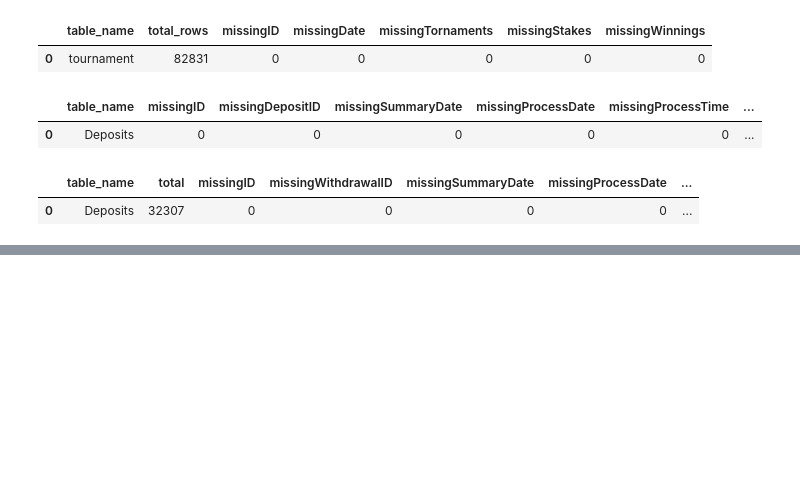
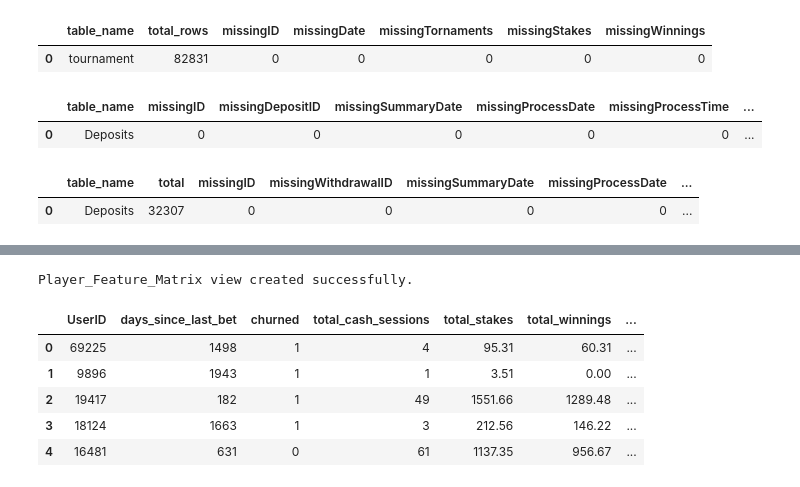
Before and after one commit to Shemshemy/churning, a Jupyter notebook: index.ipynb, the cells around one changed output, grey strips where cells are left out. Saved outputs shown, nothing was run; the diff lists cells and outputs as text; code cells hidden in the pictures; blank space fills up the shorter version.

```diff
--- a/index.ipynb
+++ b/index.ipynb
@@ -258,0 +410,73 @@ missing_withdrawals_data
+# %%
+# 3.3 Feature Matrix Construction (Pre-Cutoff Telemetry Only)
+feature_matrix_query = """
+CREATE OR REPLACE VIEW Player_Feature_Matrix AS
+WITH Bounds AS (
+    SELECT * FROM Timeline_Bounds
+),
+
+-- Aggregate Cash Game Metrics (Pre-Cutoff)
+Cash_Stats AS (
+    SELECT
+        c.UserID,
+        COUNT(DISTINCT CAST(c.ActivityDate AS DATE)) AS total_cash_sessions,
+        SUM(c.StakesC) AS total_stakes,
+        SUM(c.WinningsC) AS total_winnings
+    FROM Clean_CashGames c, Bounds b
+    WHERE c.ActivityDate <= b.T_cutoff
+    GROUP BY c.UserID
+),
+
+-- Aggregate Deposit Metrics (Pre-Cutoff)
+Deposit_Stats AS (
+    SELECT
+        d.UserID,
+        COUNT(*) AS total_deposit_count,
+        SUM(d.DepositAmount) AS total_deposited,
+        MAX(d.DepositDate) AS LastDepositDate
+    FROM Clean_Deposits d, Bounds b
+    WHERE d.DepositDate <= b.T_cutoff
+    GROUP BY d.UserID
+)
+
+-- Main Feature Matrix Join & Imputation
+SELECT
+    t.UserID,
+    t.days_since_last_bet,
+    t.churned,
+
+    -- Cash Game Features
+    COALESCE(cs.total_cash_sessions, 0) AS total_cash_sessions,
+    COALESCE(cs.total_stakes, 0.0) AS total_stakes,
+    COALESCE(cs.total_winnings, 0.0) AS total_winnings,
+    COALESCE(cs.total_winnings - cs.total_stakes, 0.0) AS net_cash_flow,
+
+    -- Deposit Features
+    COALESCE(ds.total_deposit_count, 0) AS total_deposit_count,
+    COALESCE(ds.total_deposited, 0.0) AS total_deposited,
+    COALESCE(
+        DATEDIFF('day', CAST(ds.LastDepositDate AS DATE), b.T_cutoff),
+        999
+    ) AS days_since_last_deposit,
+
+    -- Risk & Velocity Ratios (+1.0 denominator prevents DivisionByZero)
+    COALESCE(ds.total_deposited / (cs.total_stakes + 1.0), 0.0) AS deposit_to_stake_ratio,
+    COALESCE(cs.total_winnings / (cs.total_stakes + 1.0), 0.0) AS win_rate_ratio
+
+FROM Player_Temporal_Target t
+CROSS JOIN Bounds b
+LEFT JOIN Cash_Stats cs ON t.UserID = cs.UserID
+LEFT JOIN Deposit_Stats ds ON t.UserID = ds.UserID;
+"""
+
+con.execute(feature_matrix_query)
+print("Player_Feature_Matrix view created successfully.")
+con.execute("SELECT * FROM Player_Feature_Matrix LIMIT 5;").fetchdf()
+# %% [output]
+Player_Feature_Matrix view created successfully.
+|  | UserID | days_since_last_bet | churned | total_cash_sessions | total_stakes | total_winnings | ... |
+| 0 | 69225 | 1498 | 1 | 4 | 95.31 | 60.31 | ... |
+| 1 | 9896 | 1943 | 1 | 1 | 3.51 | 0.00 | ... |
+| 2 | 19417 | 182 | 1 | 49 | 1551.66 | 1289.48 | ... |
+| 3 | 18124 | 1663 | 1 | 3 | 212.56 | 146.22 | ... |
+| 4 | 16481 | 631 | 0 | 61 | 1137.35 | 956.67 | ... |
```
Also changed, not shown: parts of 17 cells of this notebook.
